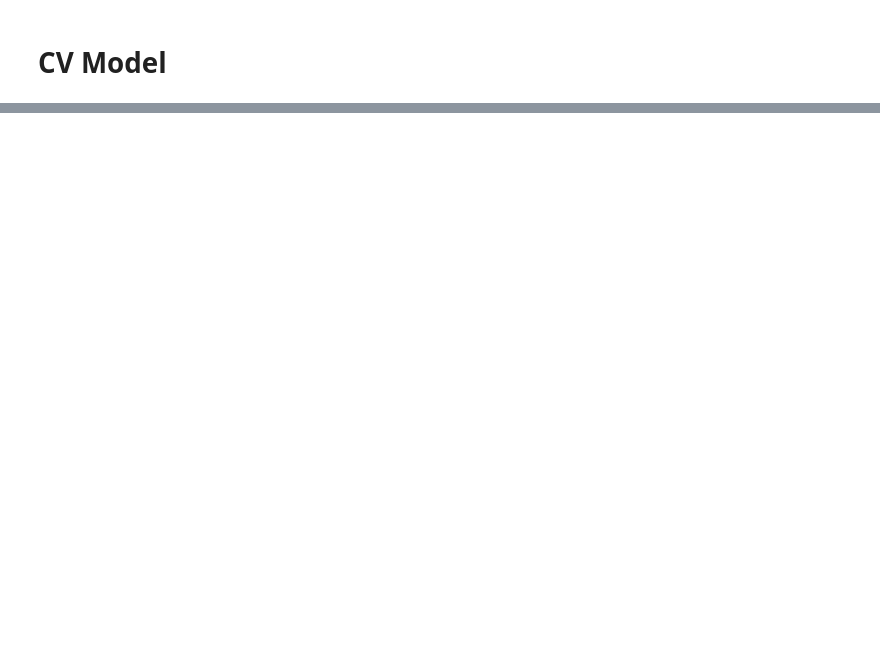
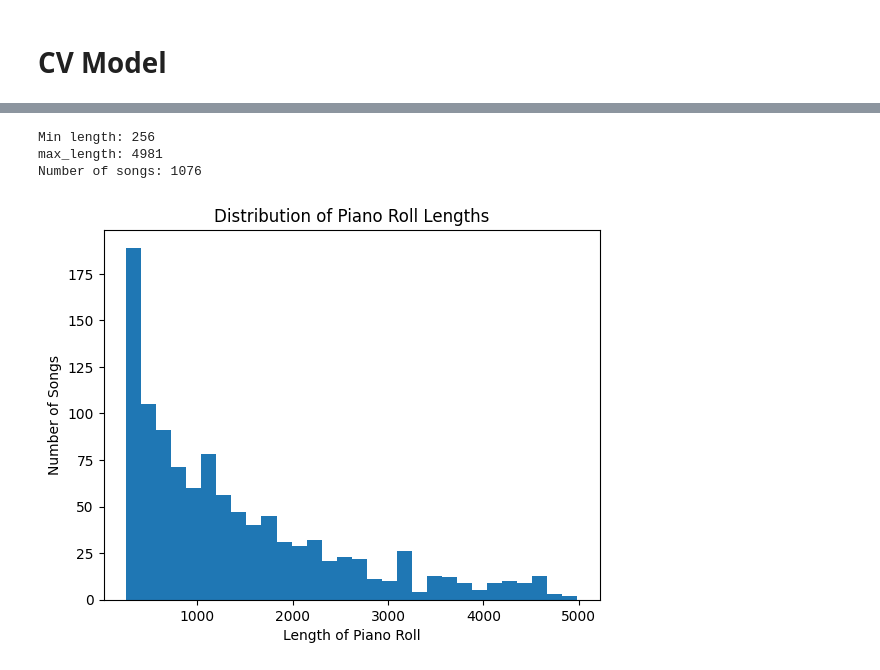
Before and after one commit to seema469/AAI_511_DeepLearning, a Jupyter notebook: cv_model.ipynb, the cells around one changed output, grey strips where cells are left out. Drawn from its saved outputs; the diff is of its cells as text; code cells hidden in the pictures; blank space fills up the shorter version.

```diff
--- a/cv_model.ipynb
+++ b/cv_model.ipynb
@@ -145,0 +211,33 @@ print(len(songs))
+# %%
+## find min and max length of piano roll
+min_length = 999999
+max_length = 0
+
+for song in songs:
+    if song.piano_roll.shape[1] < min_length:
+        min_length = song.piano_roll.shape[1]
+    if song.piano_roll.shape[1] > max_length:
+        max_length = song.piano_roll.shape[1]
+
+# remove songs that are more than 10000 timesteps
+songs = [song for song in songs if song.piano_roll.shape[1] <= 5000]
+
+# remove songs that are less than 1000 timesteps
+songs = [song for song in songs if song.piano_roll.shape[1] >= 256]
+
+print(f"Min length: {min_length}")
+print(f"max_length: {max_length}")
+print(f"Number of songs: {len(songs)}")
+
+# plot distribution of lengths
+lengths = [song.piano_roll.shape[1] for song in songs]
+plt.hist(lengths, bins=30)
+plt.xlabel('Length of Piano Roll')
+plt.ylabel('Number of Songs')
+plt.title('Distribution of Piano Roll Lengths')
+plt.show()
+# %% [output]
+Min length: 256
+max_length: 4981
+Number of songs: 1076
+[figure, added]
```
Also changed, not shown: parts of 23 cells of this notebook.
